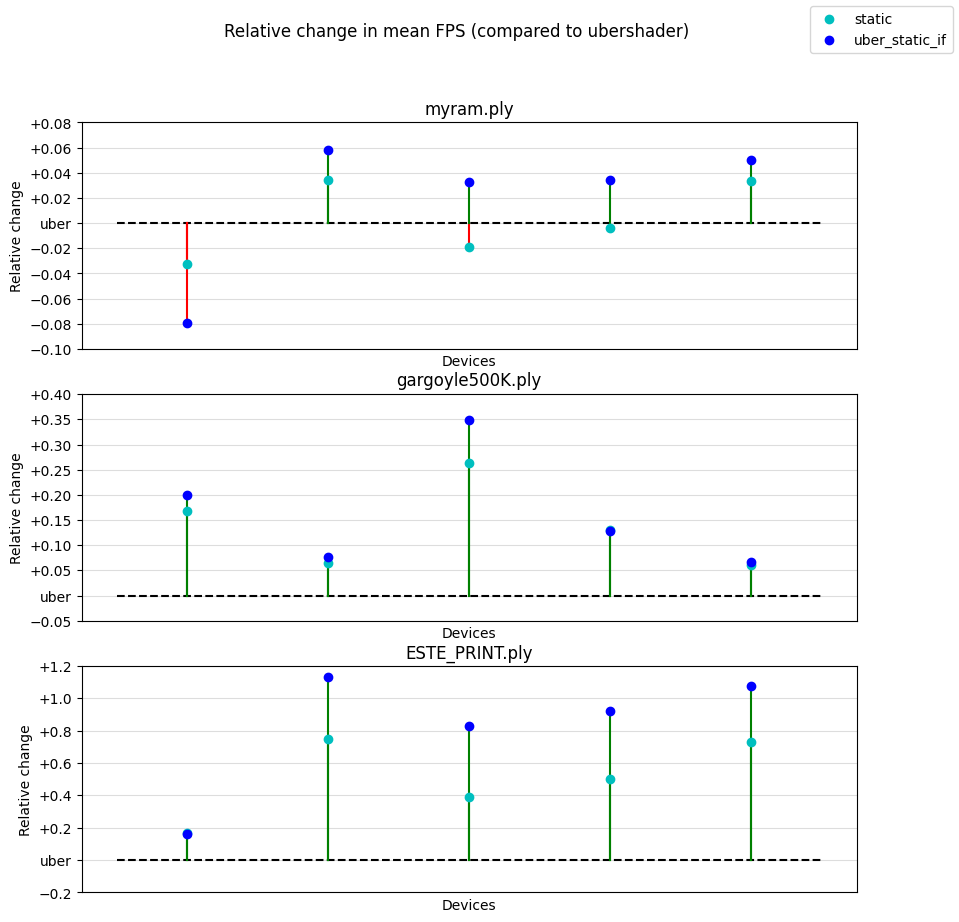
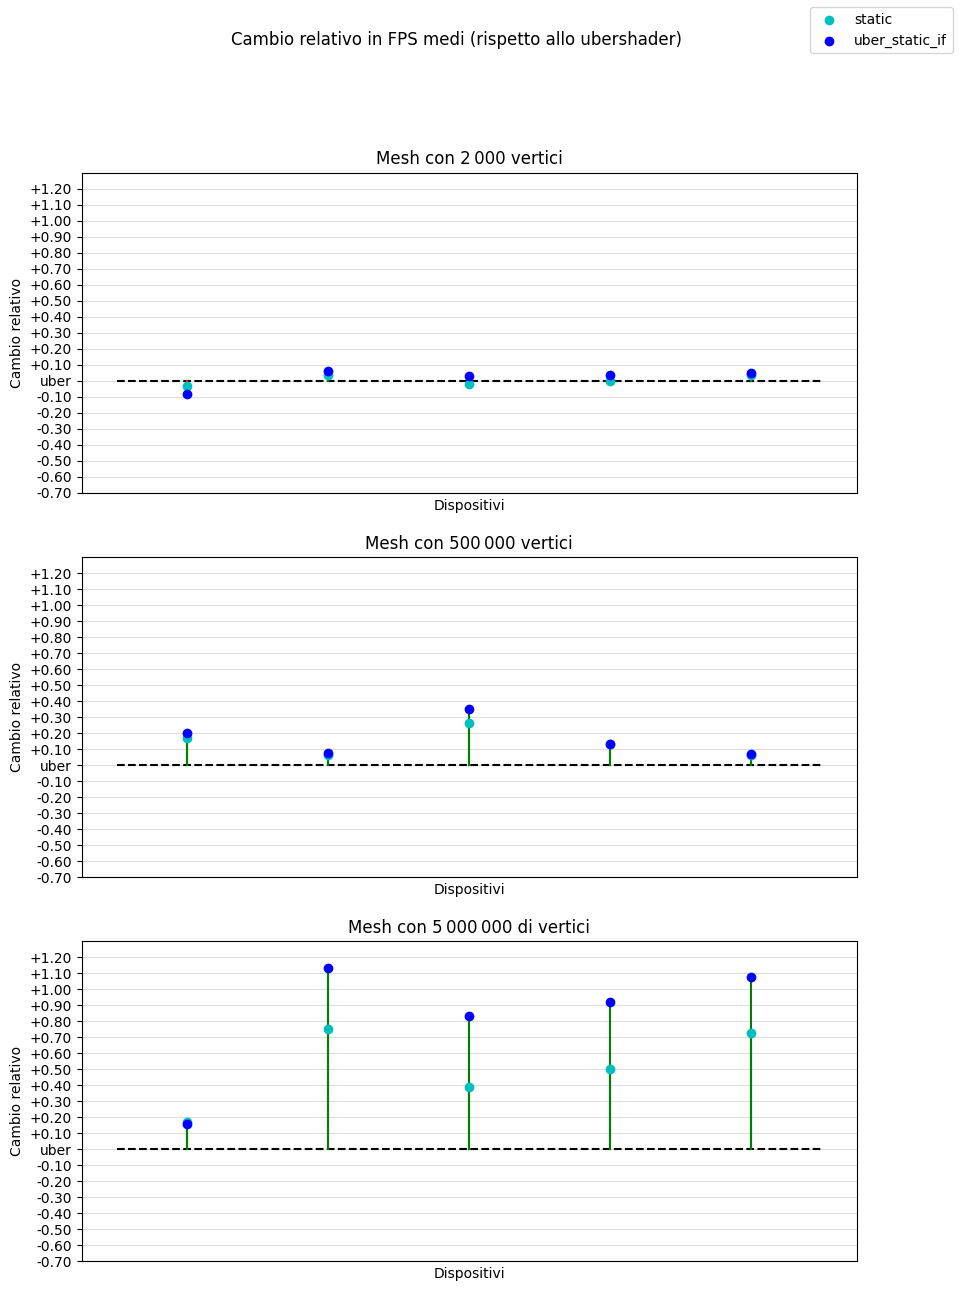
The change to this notebook cell's code, shown as a diff; its figure went from the first image to the second:
--- before
+++ after
@@ -1 +1,2 @@
-dumbbell(dat2, dat2["Device"].unique(), ["myram.ply", "gargoyle500K.ply", "ESTE_PRINT.ply"])
+#dumbbell(dat2, dat2["Device"].unique(), ["myram.ply", "gargoyle500K.ply", "ESTE_PRINT.ply"])
+dumbbell(dat2, dat2["Device"].unique(), ["myram.ply", "gargoyle500K.ply", "ESTE_PRINT.ply"], last_call=(plt.savefig,["C:/Users/Fagio_clean/Documents/tesi/imgs/varying_shading_coloring.eps"],{}))

Commit: Migliorato grafico